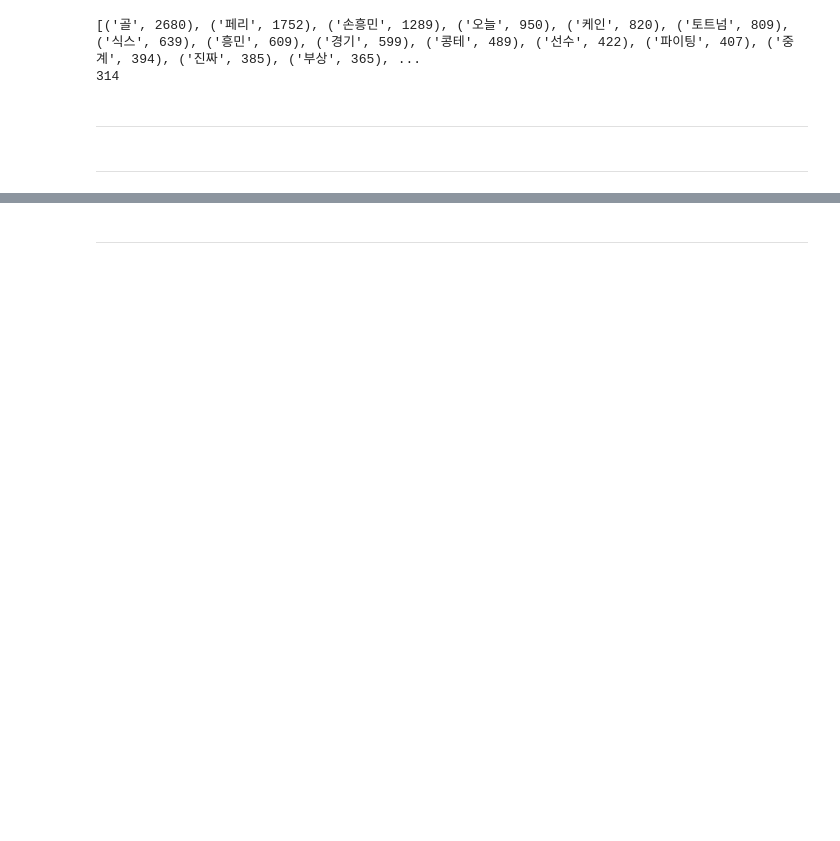
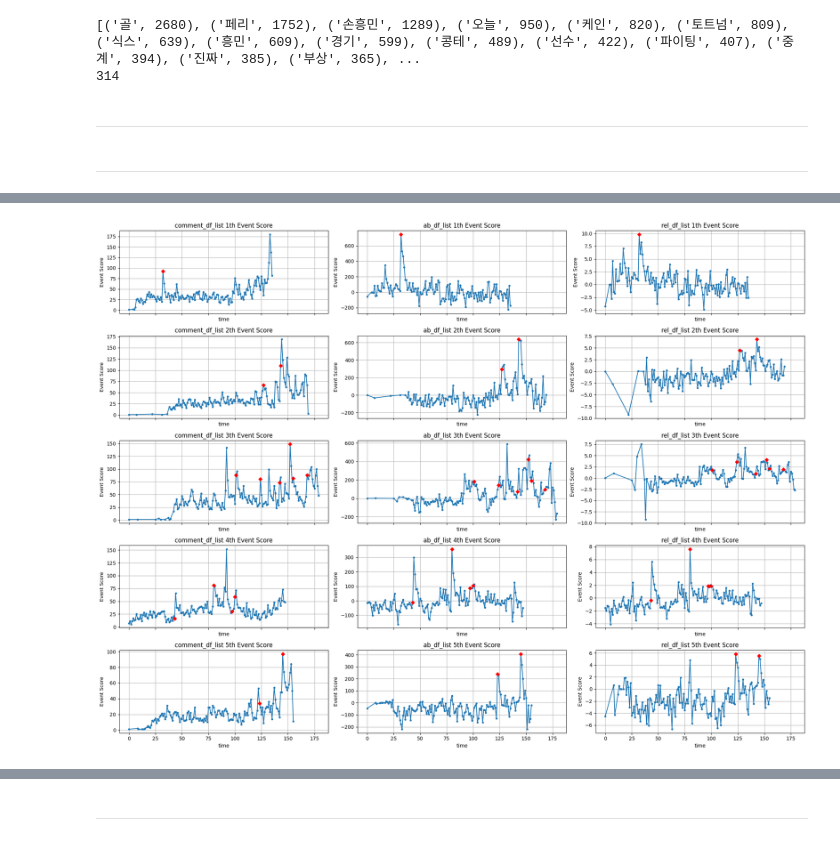
Before and after one commit to moon-jj/comments_project, a Jupyter notebook: code_source/5_data_handling_code.ipynb, the cells around one changed output, grey strips where cells are left out. Saved outputs shown, nothing was run; the diff lists cells and outputs as text; code cells hidden in the pictures; blank space fills up the shorter version.

```diff
--- a/code_source/5_data_handling_code.ipynb
+++ b/code_source/5_data_handling_code.ipynb
@@ -5,12 +16,11 @@ pd.set_option('display.max_columns', None) ## 모든 열을 출력한다.
 pd.set_option('display.max_rows', None)
 
 
-
-df1 = pd.read_csv("../data/procecessed_file/chat_data_2023_02_06_Tottenham_Manchester_n_t.csv", index_col=0)
-df2 =pd.read_csv("../data/procecessed_file/chat_data_2023_02_20_Tottenham_WestHam_n_t.csv", index_col=0)
-df3 =pd.read_csv("../data/procecessed_file/chat_data_2023_03_19_Tottenham_Southhampton_n_t.csv", index_col=0)
-df4 =pd.read_csv("../data/procecessed_file/chat_data_2023_03_24_Korea_Colombia_corrected_n_t.csv", index_col=0)
-df5 =pd.read_csv("../data/procecessed_file/chat_data_2023_04_04_Everton_Tottenhan_corrected_n_t.csv", index_col=0)
+df1 = pd.read_csv("/content/drive/MyDrive/22. comment_project/chat_data_procecced/chat_data_2023_02_06_Tottenham_Manchester_n_t.csv", index_col=0)
+df2 =pd.read_csv("/content/drive/MyDrive/22. comment_project/chat_data_procecced/chat_data_2023_02_20_Tottenham_WestHam_n_t.csv", index_col=0)
+df3 =pd.read_csv("/content/drive/MyDrive/22. comment_project/chat_data_procecced/chat_data_2023_03_19_Tottenham_Southhampton_n_t.csv", index_col=0)
+df4 =pd.read_csv("/content/drive/MyDrive/22. comment_project/chat_data_procecced/chat_data_2023_03_24_Korea_Colombia_corrected_n_t.csv", index_col=0)
+df5 =pd.read_csv("/content/drive/MyDrive/22. comment_project/chat_data_procecced/chat_data_2023_04_04_Everton_Tottenhan_corrected_n_t.csv", index_col=0)
 
 df = pd.concat([df1, df2, df3, df4, df5])
 df = df.drop(0)
@@ -92,0 +382,69 @@ print(len(filtered_counts_noStopwords))
+# %%
+# 댓글 수
+
+import matplotlib.pyplot as plt
+
+# 모든 matplotlib 설정을 기본값으로 리셋
+plt.rcParams.update(plt.rcParamsDefault)
+
+
+def plot_data_df(ax,data_df_name, data_df):
+
+
+    # 그래프 그리기
+    ax.plot(data_df['time'], data_df['event_score'], marker='o', linestyle='-', markersize =3)  # 선 그래프로 표현
+    ax.set_title(f'{data_df_name} {i%5 +1}th Event Score')  # 그래프 제목 설정
+    ax.set_xlabel('time')  # x축 레이블
+    ax.set_ylabel('Event Score')  # y축 레이블
+    ax.grid(True)  # 그리드 표시
+
+    # 특정 축에 빨간색 다이아몬드 점 추가
+    if i%5 == 0:
+        ax.plot([32], [data_df.loc[data_df['time'] == 32, 'event_score'].iloc[0]],
+                    marker='D', markersize=5, color='red', linestyle='')
+
+    elif i%5 == 1:
+        ax.plot([127, 143], [data_df.loc[data_df['time'] == 127, 'event_score'].iloc[0],
+                                  data_df.loc[data_df['time'] == 143, 'event_score'].iloc[0]],
+                    marker='D', markersize=5, color='red', linestyle='')
+
+    elif i%5 == 2:
+        times = [101, 124, 142, 152, 155, 168]
+        scores = [data_df.loc[data_df['time'] == time, 'event_score'].iloc[0] for time in times]
+        ax.plot(times, scores, marker='D', markersize=5, color='red', linestyle='')
+
+    elif i%5 == 3:
+        times = [43, 80, 97, 100]
+        scores = [data_df.loc[data_df['time'] == time, 'event_score'].iloc[0] for time in times]
+        ax.plot(times, scores, marker='D', markersize=5, color='red', linestyle='')
+
+    elif i%5 == 4:
+        times = [123, 145]
+        scores = [data_df.loc[data_df['time'] == time, 'event_score'].iloc[0] for time in times]
+        ax.plot(times, scores, marker='D', markersize=5, color='red', linestyle='')
+
+# 5행 3열 그리드 생성
+fig, axes = plt.subplots(nrows=5, ncols=3, figsize=(20, 15), sharex=True, sharey=False)
+
+# 플롯 그리기
+i = 0
+for (data_df_name, data_df) in data_df_list.items():
+  for df in data_df:
+    # 열 우선 인덱싱으로 행과 열 결정
+    col = i // 5  # 열 인덱스
+    row = i % 5   # 행 인덱스
+
+    # 축 선택
+    ax = axes[row, col]
+
+    plot_data_df(ax, data_df_name, df)
+    i += 1
+    if i >= 15:  # 최대 15개의 플롯만 그림
+        break
+
+plt.tight_layout()  # subplot 간격 자동 조정
+plt.show()  # 모든 그래프 보여주기
+
+plt.savefig('plot_data_df.png')
+# %% [output]
+[figure, added]
```
Also changed, not shown: parts of 69 cells of this notebook.
